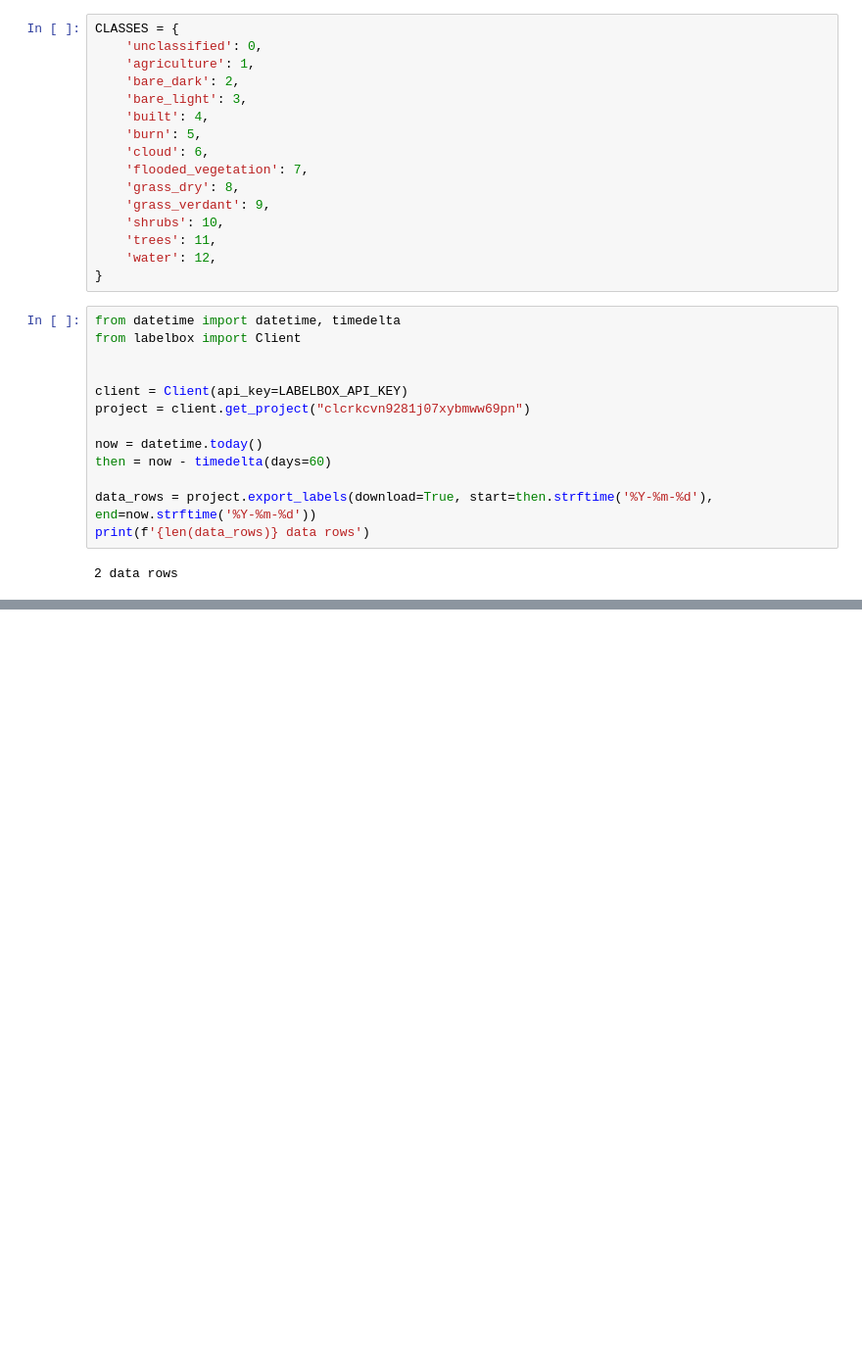
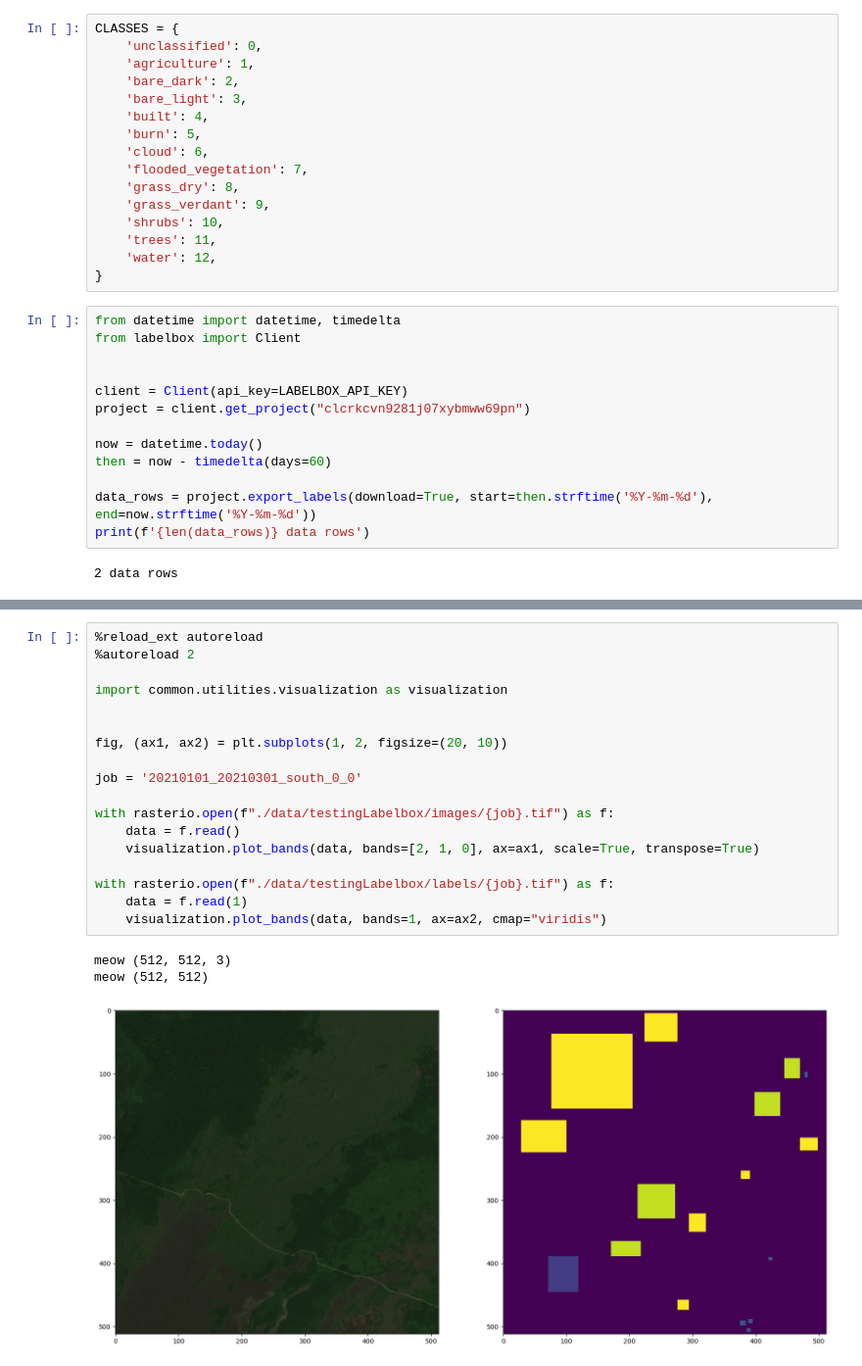
Before and after one commit to caseyslaught/smartcarte-containers, a Jupyter notebook: notebooks/src/TestingLabelbox.ipynb, the cells around one changed output, grey strips where cells are left out. Shown at 98% size. Saved outputs shown, nothing was run; the diff lists cells and outputs as text; blank space fills up the shorter version.

```diff
--- a/notebooks/src/TestingLabelbox.ipynb
+++ b/notebooks/src/TestingLabelbox.ipynb
@@ -248,0 +253,22 @@ RuntimeError: No active exception to reraise
+# %%
+%reload_ext autoreload
+%autoreload 2
+
+import common.utilities.visualization as visualization
+
+
+fig, (ax1, ax2) = plt.subplots(1, 2, figsize=(20, 10))
+
+job = '20210101_20210301_south_0_0'
+
+with rasterio.open(f"./data/testingLabelbox/images/{job}.tif") as f:
+    data = f.read()
+    visualization.plot_bands(data, bands=[2, 1, 0], ax=ax1, scale=True, transpose=True)
+
+with rasterio.open(f"./data/testingLabelbox/labels/{job}.tif") as f:
+    data = f.read(1)
+    visualization.plot_bands(data, bands=1, ax=ax2, cmap="viridis")
+# %% [output]
+meow (512, 512, 3)
+meow (512, 512)
+[figure, added]
```
Also changed, not shown: parts of 5 cells of this notebook.
